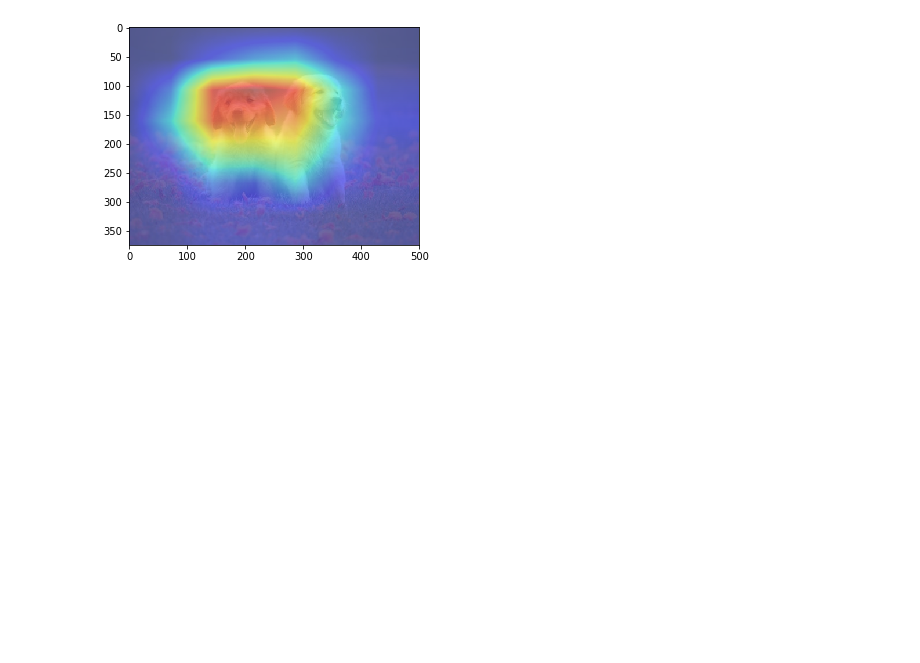
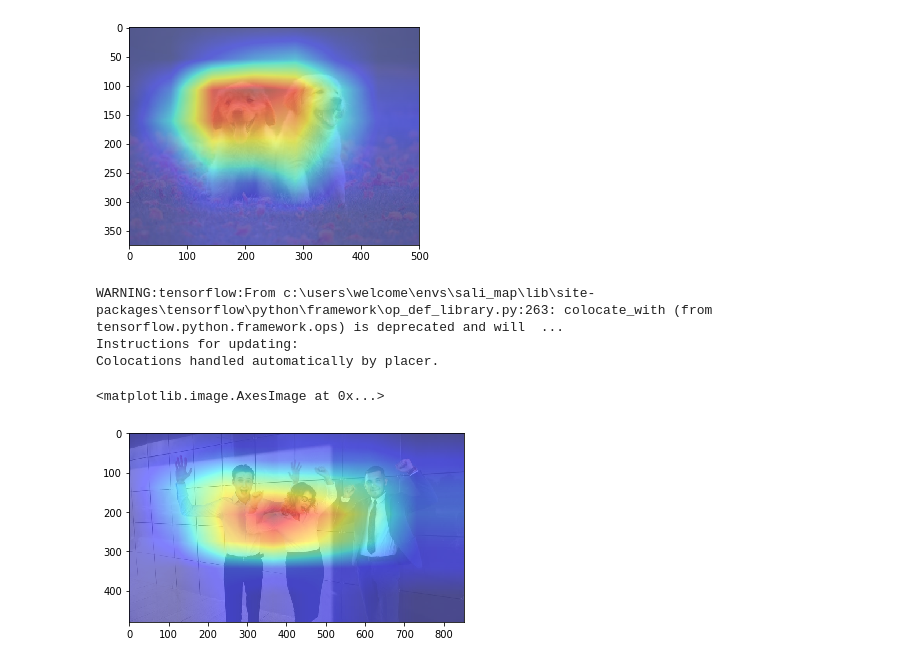
Before and after one commit to aadityachapagain/Visualizing_CNN_filters-and-Saliency_maps, a Jupyter notebook: class_activation_maps.ipynb, the cells around one changed output. Saved outputs shown, nothing was run; the diff lists cells and outputs as text; code cells hidden in the pictures; blank space fills up the shorter version.

Commit message:
adding human examples

```diff
--- a/class_activation_maps.ipynb
+++ b/class_activation_maps.ipynb
@@ -115,3 +115,24 @@ plt.imshow(cv2.resize(class_activation_map,
 # %% [output]
 <matplotlib.image.AxesImage at 0x...>
 [figure]
+# %%
+imgs, original_img, original_size = load_img('human.jpg',
+                                             input_size=NETWORK_INPUT_SIZE, preprocess_fn=resnet.preprocess_input)
+
+model = get_cam_model(resnet.ResNet50,
+                      NETWORK_INPUT_SIZE,
+                      LAST_CONV_LAYER,
+                      PRED_LAYER)
+preds, cams = model.predict(imgs)
+
+class_activation_map = postprocess(preds, cams)
+
+plt.imshow(original_img, alpha=0.5)
+plt.imshow(cv2.resize(class_activation_map,
+                      original_size), cmap='jet', alpha=0.5)
+# %% [output]
+WARNING:tensorflow:From c:\users\welcome\envs\sali_map\lib\site-packages\tensorflow\python\framework\op_def_library.py:263: colocate_with (from tensorflow.python.framework.ops) is deprecated and will  ...
+Instructions for updating:
+Colocations handled automatically by placer.
+<matplotlib.image.AxesImage at 0x...>
+[figure, added]
```
